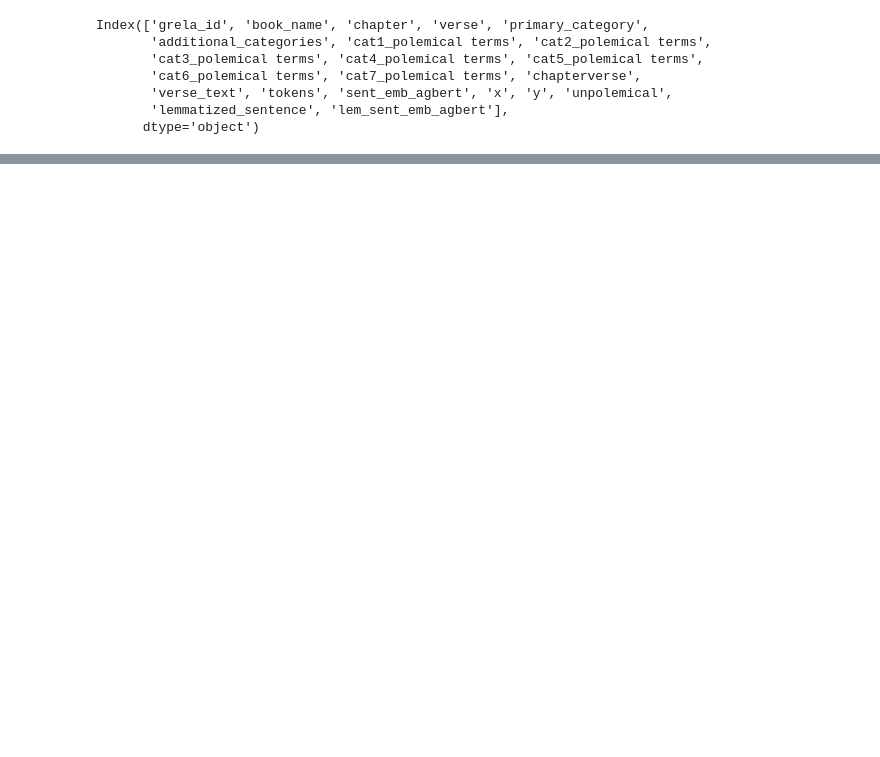
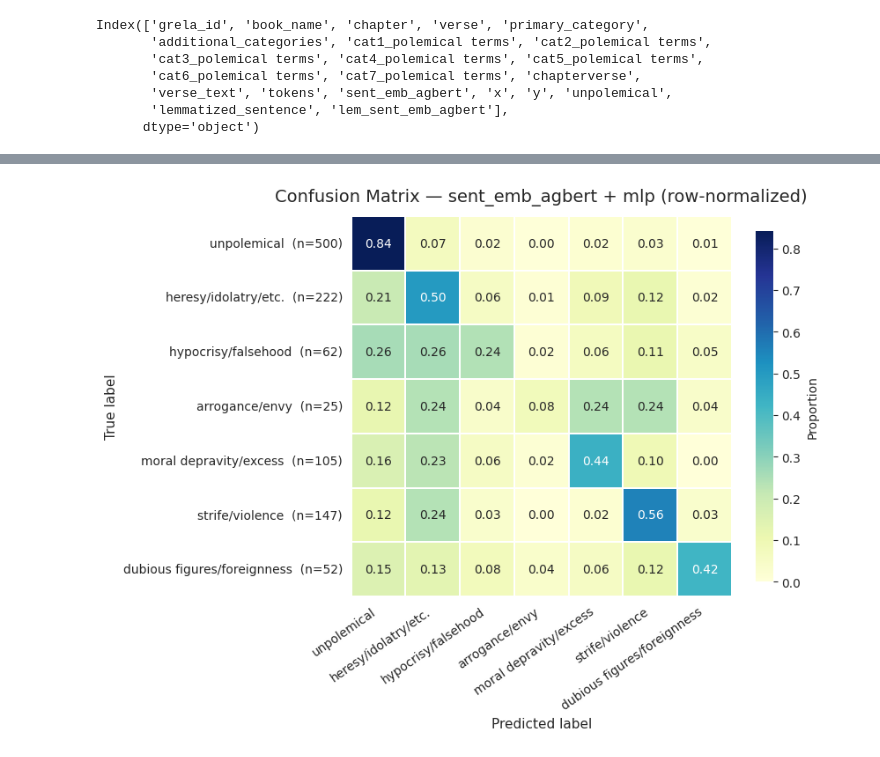
Before and after one commit to CCS-ZCU/enemy-christianity, a Jupyter notebook: scripts/biblical-class.ipynb, the cells around one changed output, grey strips where cells are left out. Saved outputs shown, nothing was run; the diff lists cells and outputs as text; code cells hidden in the pictures; blank space fills up the shorter version.

```diff
--- a/scripts/biblical-class.ipynb
+++ b/scripts/biblical-class.ipynb
@@ -62,0 +114,6 @@ Index(['grela_id', 'book_name', 'chapter', 'verse', 'primary_category',
+# %%
+# Embedding columns to evaluate
+emb_cols = [
+    "lem_sent_emb_agbert",        # target word embeddings (AGBERT)
+    "sent_emb_agbert",  # sentence embeddings (AGBERT)
+]
@@ -62,0 +206,76 @@ Index(['grela_id', 'book_name', 'chapter', 'verse', 'primary_category',
+# %%
+# pick the run you want to visualize
+emb_col  = "sent_emb_agbert"
+clf_name = "mlp"
+key = (emb_col, clf_name)
+
+y_true = subset["primary_category"].values
+y_pred = cross_val_predict(clfs[clf_name], np.stack(subset[emb_col].values), y_true, cv=cv)
+
+class_names_map = {
+    -1: "unpolemical",
+     1: "heresy/idolatry/etc.",
+     2: "hypocrisy/falsehood",
+     3: "arrogance/envy",
+     4: "moral depravity/excess",
+     5: "strife/violence",
+     6: "dubious figures/foreignness",
+}
+order = [-1, 1, 2, 3, 4, 5, 6]
+
+pretty_confmat(
+    y_true, y_pred,
+    classes_order=order,
+    class_name_map=class_names_map,
+    title=f"Confusion Matrix — {emb_col} + {clf_name} (row-normalized)",
+    normalize=True,  # set False for counts
+    savepath=None    # e.g. "cm_sent_agbert_mlp.png"
+)
+
+import numpy as np
+import matplotlib.pyplot as plt
+from sklearn.metrics import ConfusionMatrixDisplay
+
+def pretty_confmat_from_matrix(
+    cm,
+    labels,
+    *,
+    class_name_map=None,
+    title="Confusion Matrix",
+    normalize=False,
+    savepath=None,
+    cmap="Blues",
+):
+    """
+    Plot a confusion matrix you already computed.
+
+    Args:
+        cm (np.ndarray): confusion matrix (shape [n_classes, n_classes])
+        labels (list/array): class ids in the same order as rows/cols of cm
+        class_name_map (dict): optional {id: pretty_name}
+        normalize (bool): row-normalize (percentages) if True
+        savepath (str|None): if set, saves the figure
+        cmap (str): matplotlib colormap
+    """
+    cm = np.asarray(cm, dtype=float)
+    if normalize:
+        row_sums = cm.sum(axis=1, keepdims=True)
+        row_sums[row_sums == 0] = 1.0
+        cm = cm / row_sums
+
+    display_labels = [class_name_map.get(int(c), str(c)) if class_name_map else str(c)
+                      for c in labels]
+
+    fig, ax = plt.subplots(figsize=(8, 6))
+    disp = ConfusionMatrixDisplay(confusion_matrix=cm, display_labels=display_labels)
+    disp.plot(ax=ax, cmap=cmap, colorbar=True,
+              values_format=".2f" if normalize else "d")
+
+    ax.set_title(title)
+    plt.xticks(rotation=40, ha="right")
+    plt.tight_layout()
+    if savepath:
+        plt.savefig(savepath, dpi=200)
+    plt.show()
+# %% [output]
+[figure, added]
```
Also changed, not shown: parts of 15 cells of this notebook.
